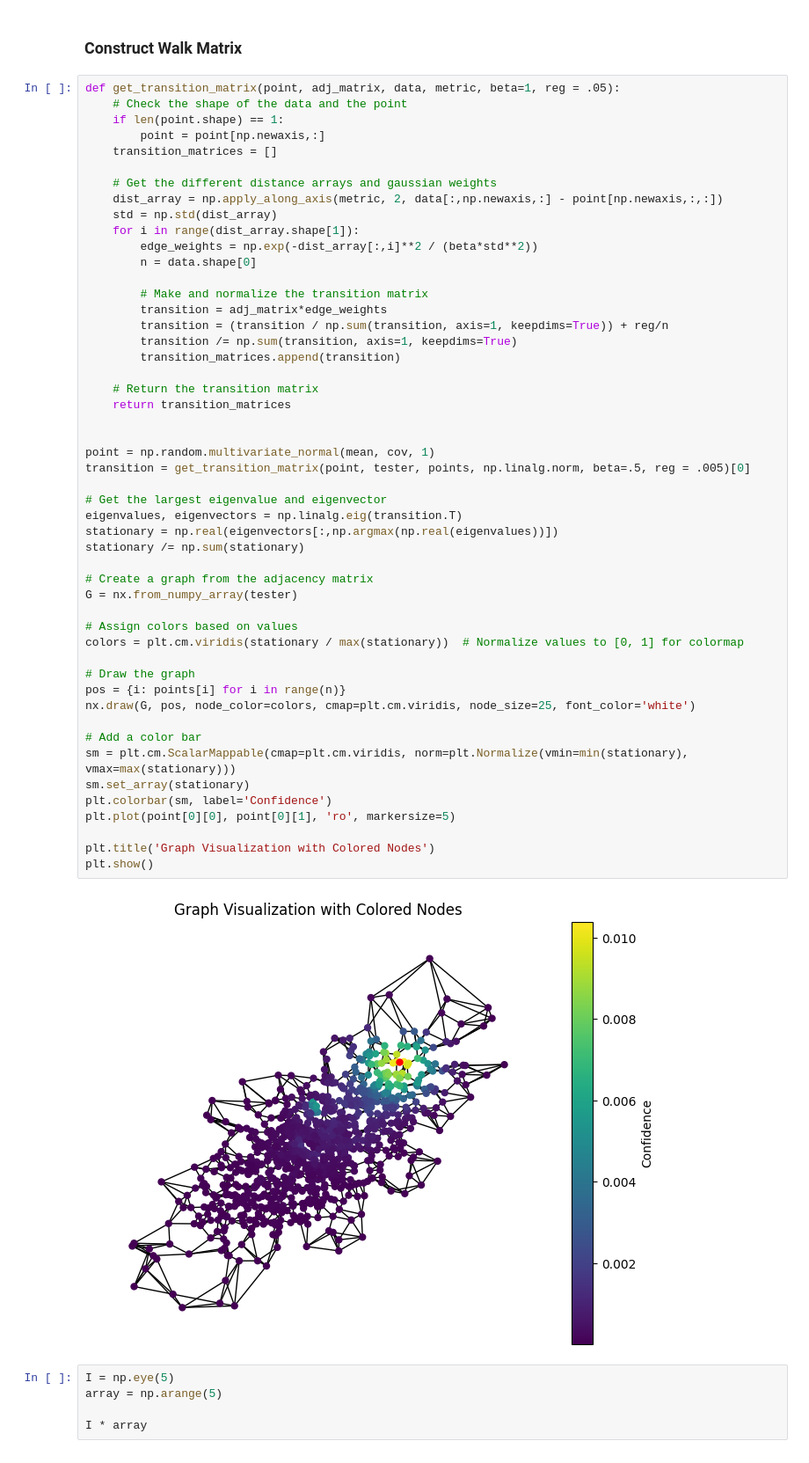
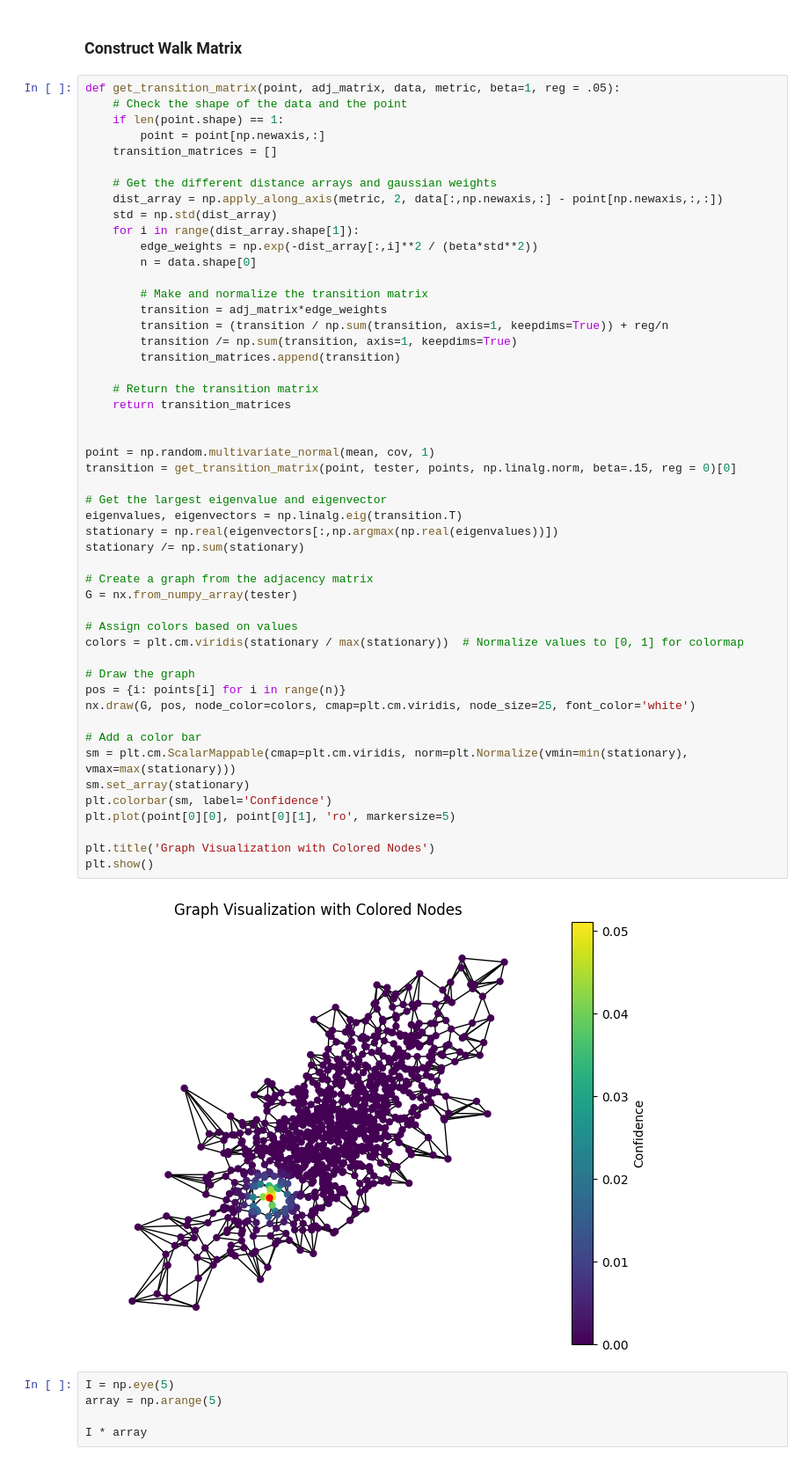
Before and after one commit to samlayton99/ML_and_Optimizaiton, a Jupyter notebook: MCMC nearest neighbor/model development.ipynb, the cells around one changed output. Shown at 88% size. Saved outputs shown, nothing was run; the diff lists cells and outputs as text.

```diff
--- a/MCMC nearest neighbor/model development.ipynb
+++ b/MCMC nearest neighbor/model development.ipynb
@@ -200,35 +200,35 @@ def get_transition_matrix(point, adj_matrix, data, metric, beta=1, reg = .05):
     # Return the transition matrix
     return transition_matrices
 
 
 point = np.random.multivariate_normal(mean, cov, 1)
-transition = get_transition_matrix(point, tester, points, np.linalg.norm, beta=.5, reg = .005)[0]
+transition = get_transition_matrix(point, tester, points, np.linalg.norm, beta=.15, reg = 0)[0]
 
 # Get the largest eigenvalue and eigenvector
 eigenvalues, eigenvectors = np.linalg.eig(transition.T)
 stationary = np.real(eigenvectors[:,np.argmax(np.real(eigenvalues))])
 stationary /= np.sum(stationary)
 
 # Create a graph from the adjacency matrix
 G = nx.from_numpy_array(tester)
 
 # Assign colors based on values
 colors = plt.cm.viridis(stationary / max(stationary))  # Normalize values to [0, 1] for colormap
 
 # Draw the graph
 pos = {i: points[i] for i in range(n)}
 nx.draw(G, pos, node_color=colors, cmap=plt.cm.viridis, node_size=25, font_color='white')
 
 # Add a color bar
 sm = plt.cm.ScalarMappable(cmap=plt.cm.viridis, norm=plt.Normalize(vmin=min(stationary), vmax=max(stationary)))
 sm.set_array(stationary)
 plt.colorbar(sm, label='Confidence')
 plt.plot(point[0][0], point[0][1], 'ro', markersize=5)
 
 plt.title('Graph Visualization with Colored Nodes')
 plt.show()
 # %% [output]
-[figure, old version]
+[figure, new version]
 # %%
 I = np.eye(5)
 array = np.arange(5)
```
Also changed, not shown: parts of 1 cell of this notebook, 5 other files.
